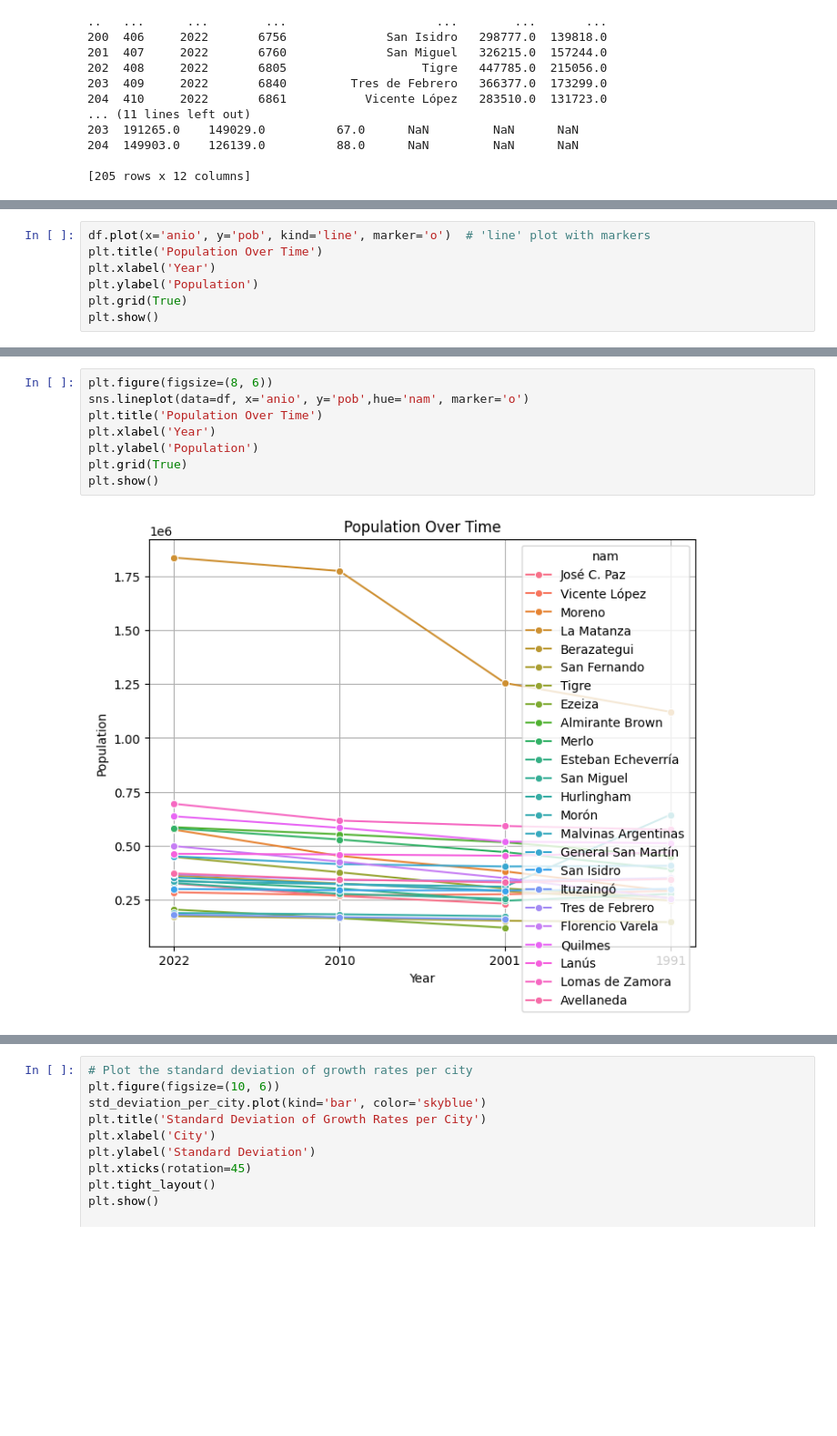
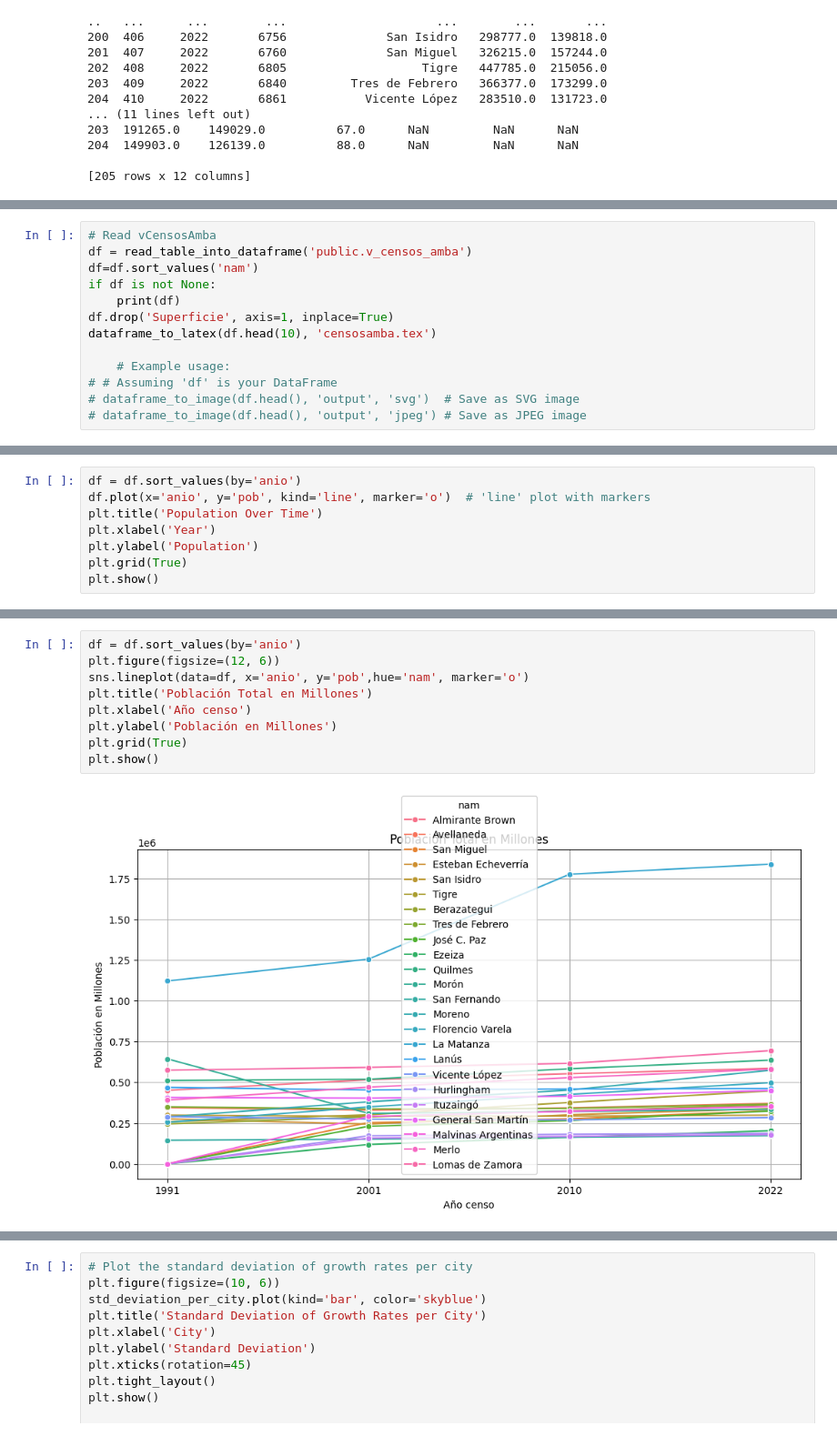
Before and after one commit to fmeseri/ITBA_TFI, a Jupyter notebook: code/python/notebooks/EDA_censos.ipynb, the cells around one changed output, grey strips where cells are left out. Shown at 91% size. Drawn from its saved outputs; the diff is of its cells as text; blank space fills up the shorter version.

```diff
--- a/code/python/notebooks/EDA_censos.ipynb
+++ b/code/python/notebooks/EDA_censos.ipynb
@@ -109,0 +90,13 @@ if df is not None:
+# %%
+# Read vCensosAmba
+df = read_table_into_dataframe('public.v_censos_amba')
+df=df.sort_values('nam')
+if df is not None:
+    print(df)
+df.drop('Superficie', axis=1, inplace=True)
+dataframe_to_latex(df.head(10), 'censosamba.tex')
+
+    # Example usage:
+# # Assuming 'df' is your DataFrame
+# dataframe_to_image(df.head(), 'output', 'svg')  # Save as SVG image
+# dataframe_to_image(df.head(), 'output', 'jpeg') # Save as JPEG image
@@ -187,4 +214,5 @@ df=df_filled
 # %%
+df = df.sort_values(by='anio')
 df.plot(x='anio', y='pob', kind='line', marker='o')  # 'line' plot with markers
 plt.title('Population Over Time')
 plt.xlabel('Year')
@@ -196,13 +224,14 @@ plt.show()
 # %%
-plt.figure(figsize=(8, 6))
+df = df.sort_values(by='anio')
+plt.figure(figsize=(12, 6))
 sns.lineplot(data=df, x='anio', y='pob',hue='nam', marker='o')
-plt.title('Population Over Time')
-plt.xlabel('Year')
-plt.ylabel('Population')
+plt.title('Población Total en Millones')
+plt.xlabel('Año censo')
+plt.ylabel('Población en Millones')
 plt.grid(True)
 plt.show()
 # %% [output]
-[figure, old version]
+[figure, new version]
 # %%
 # import custom fucntions
 from utils import categorize_dens_pob
```
Also changed, not shown: parts of 23 cells of this notebook, 28 other files.
